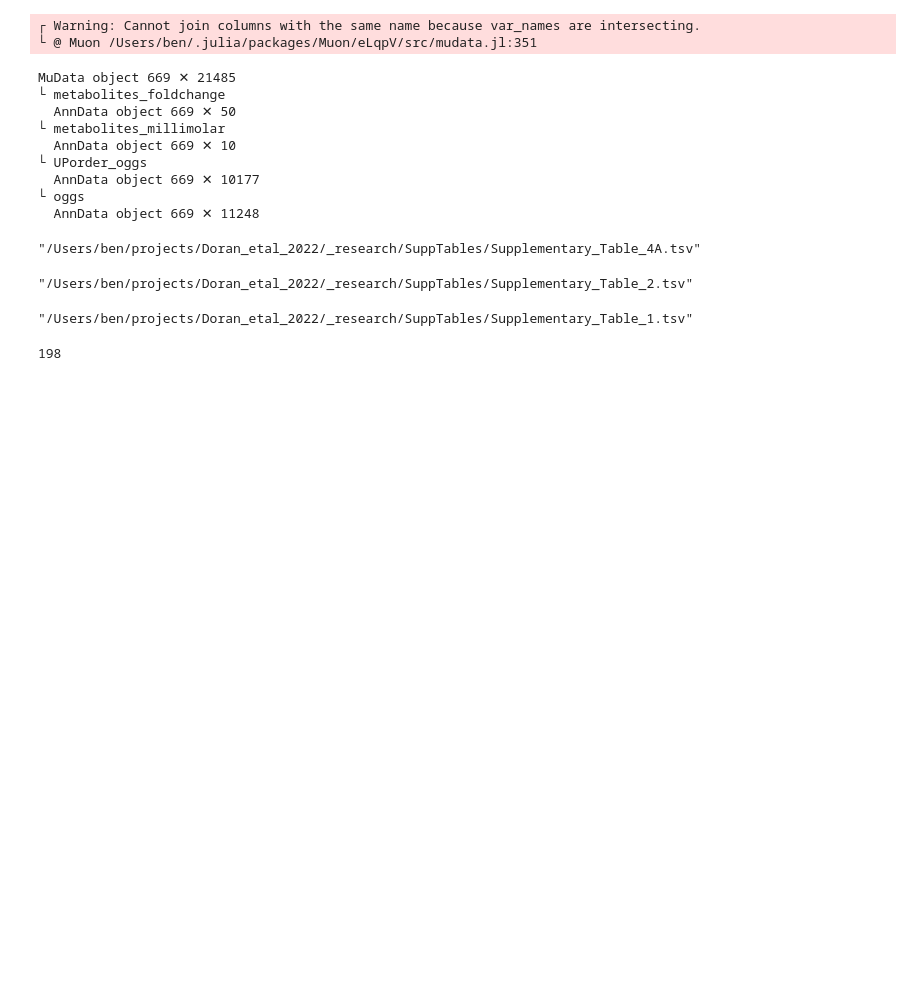
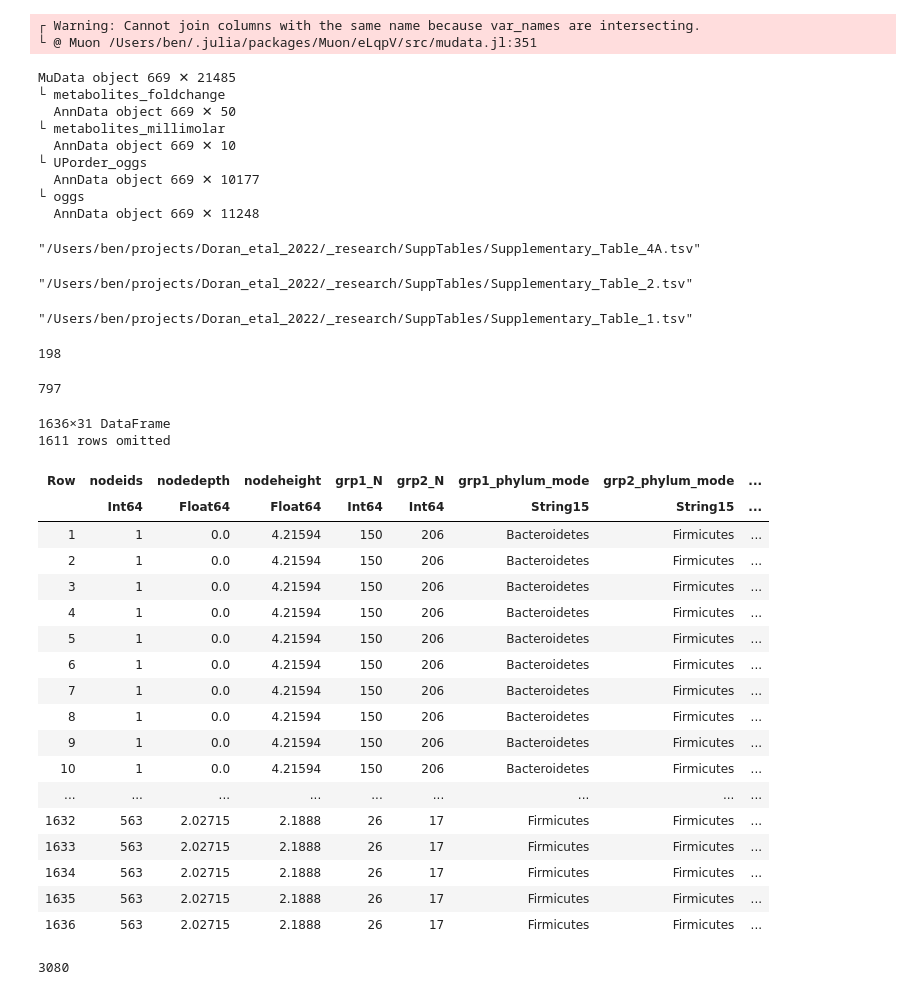
Before and after one commit to aramanlab/Doran_etal_2022, a Jupyter notebook: notebooks/dev/SuppTablesFormatting.ipynb, the cells around one changed output. Drawn from its saved outputs; the diff is of its cells as text; code cells hidden in the pictures; blank space fills up the shorter version.

```diff
--- a/notebooks/dev/SuppTablesFormatting.ipynb
+++ b/notebooks/dev/SuppTablesFormatting.ipynb
@@ -42,3 +42,41 @@ CSV.read(projectdir("_research/SuppTables/Supplementary_Table_1.csv"), DataFrame
 df = CSV.read(projectdir("_research/SuppTables/Supplementary_Table_3.tsv"), DataFrame, delim="\t", comment="#") |> nrow
 # %% [output]
 198
+# %%
+df = CSV.read(projectdir("_research/SuppTables/Supplementary_Table_3_allstrainlevel.tsv"), DataFrame, delim="\t", comment="#") |> nrow
+# %% [output]
+797
+# %%
+upvarmeta = CSV.read(projectdir("data/exp_raw/UP7047/UPcolmeta.csv"), DataFrame);
+# %%
+sigdf = CSV.read(projectdir("_research/SuppTables/Supplementary_Table_2.csv"), DataFrame, comment="#") |>
+    df -> leftjoin(df, upvarmeta, on = :ogg_name => :og) |>
+    df -> filter(:description => !ismissing, df) |>
+    df -> filter(:qval_BH => <(0.05), df) |>
+    df -> filter(:log2FC => x->abs.(x) > 1, df) |>
+    df -> filter(:tree_level => !=("strain level"), df)
+# %% [output]
+1636×31 DataFrame
+1611 rows omitted
+| Row | nodeids | nodedepth | nodeheight | grp1_N | grp2_N | grp1_phylum_mode | grp2_phylum_mode | ... |
+|  | Int64 | Float64 | Float64 | Int64 | Int64 | String15 | String15 | ... |
+| 1 | 1 | 0.0 | 4.21594 | 150 | 206 | Bacteroidetes | Firmicutes | ... |
+| 2 | 1 | 0.0 | 4.21594 | 150 | 206 | Bacteroidetes | Firmicutes | ... |
+| 3 | 1 | 0.0 | 4.21594 | 150 | 206 | Bacteroidetes | Firmicutes | ... |
+| 4 | 1 | 0.0 | 4.21594 | 150 | 206 | Bacteroidetes | Firmicutes | ... |
+| 5 | 1 | 0.0 | 4.21594 | 150 | 206 | Bacteroidetes | Firmicutes | ... |
+| 6 | 1 | 0.0 | 4.21594 | 150 | 206 | Bacteroidetes | Firmicutes | ... |
+| 7 | 1 | 0.0 | 4.21594 | 150 | 206 | Bacteroidetes | Firmicutes | ... |
+| 8 | 1 | 0.0 | 4.21594 | 150 | 206 | Bacteroidetes | Firmicutes | ... |
+| 9 | 1 | 0.0 | 4.21594 | 150 | 206 | Bacteroidetes | Firmicutes | ... |
+| 10 | 1 | 0.0 | 4.21594 | 150 | 206 | Bacteroidetes | Firmicutes | ... |
+| ... | ... | ... | ... | ... | ... | ... | ... | ... |
+| 1632 | 563 | 2.02715 | 2.1888 | 26 | 17 | Firmicutes | Firmicutes | ... |
+| 1633 | 563 | 2.02715 | 2.1888 | 26 | 17 | Firmicutes | Firmicutes | ... |
+| 1634 | 563 | 2.02715 | 2.1888 | 26 | 17 | Firmicutes | Firmicutes | ... |
+| 1635 | 563 | 2.02715 | 2.1888 | 26 | 17 | Firmicutes | Firmicutes | ... |
+| 1636 | 563 | 2.02715 | 2.1888 | 26 | 17 | Firmicutes | Firmicutes | ... |
+# %%
+1851 + 1229
+# %% [output]
+3080
```
Also changed, not shown: parts of 2 cells of this notebook.
